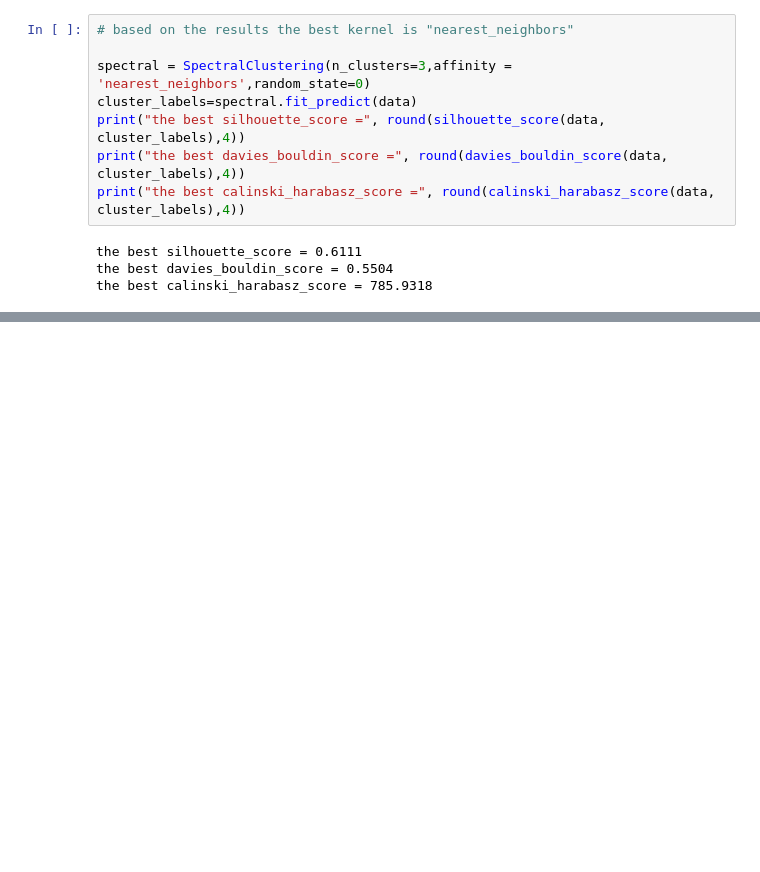
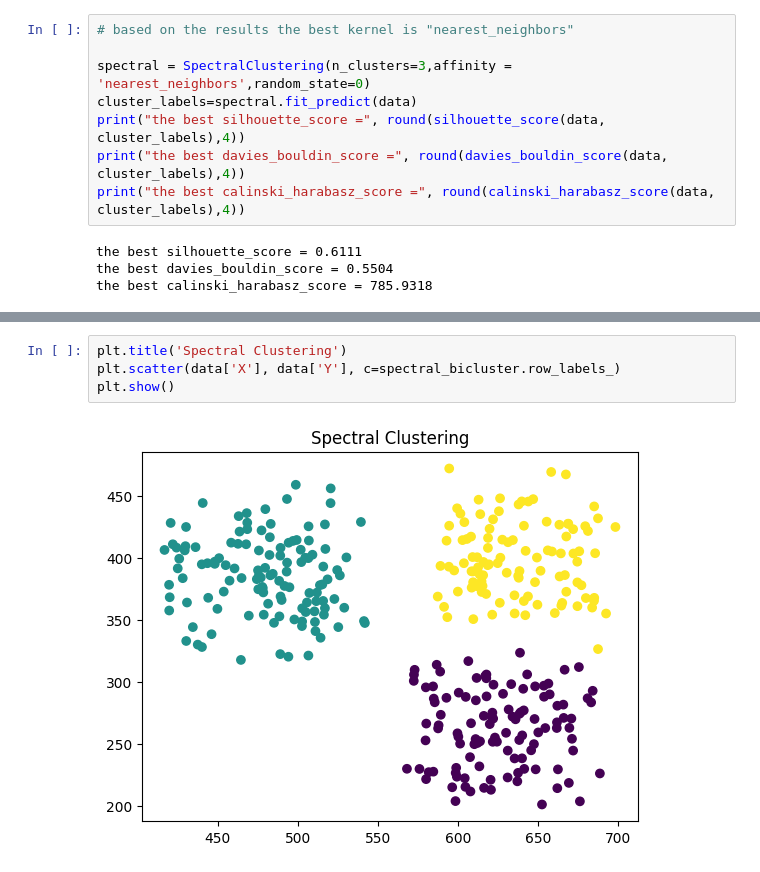
Before and after one commit to AIdjis/Clustering, a Jupyter notebook: notebooks/Spectral_Clustering.ipynb, the cells around one changed output, grey strips where cells are left out. Drawn from its saved outputs; the diff is of its cells as text; blank space fills up the shorter version.

```diff
--- a/notebooks/Spectral_Clustering.ipynb
+++ b/notebooks/Spectral_Clustering.ipynb
@@ -78,0 +123,6 @@ plt.show()
+# %%
+plt.title('Spectral Clustering')
+plt.scatter(data['X'], data['Y'], c=spectral_bicluster.row_labels_)
+plt.show()
+# %% [output]
+[figure, added]
```
Also changed, not shown: parts of 8 cells of this notebook.
